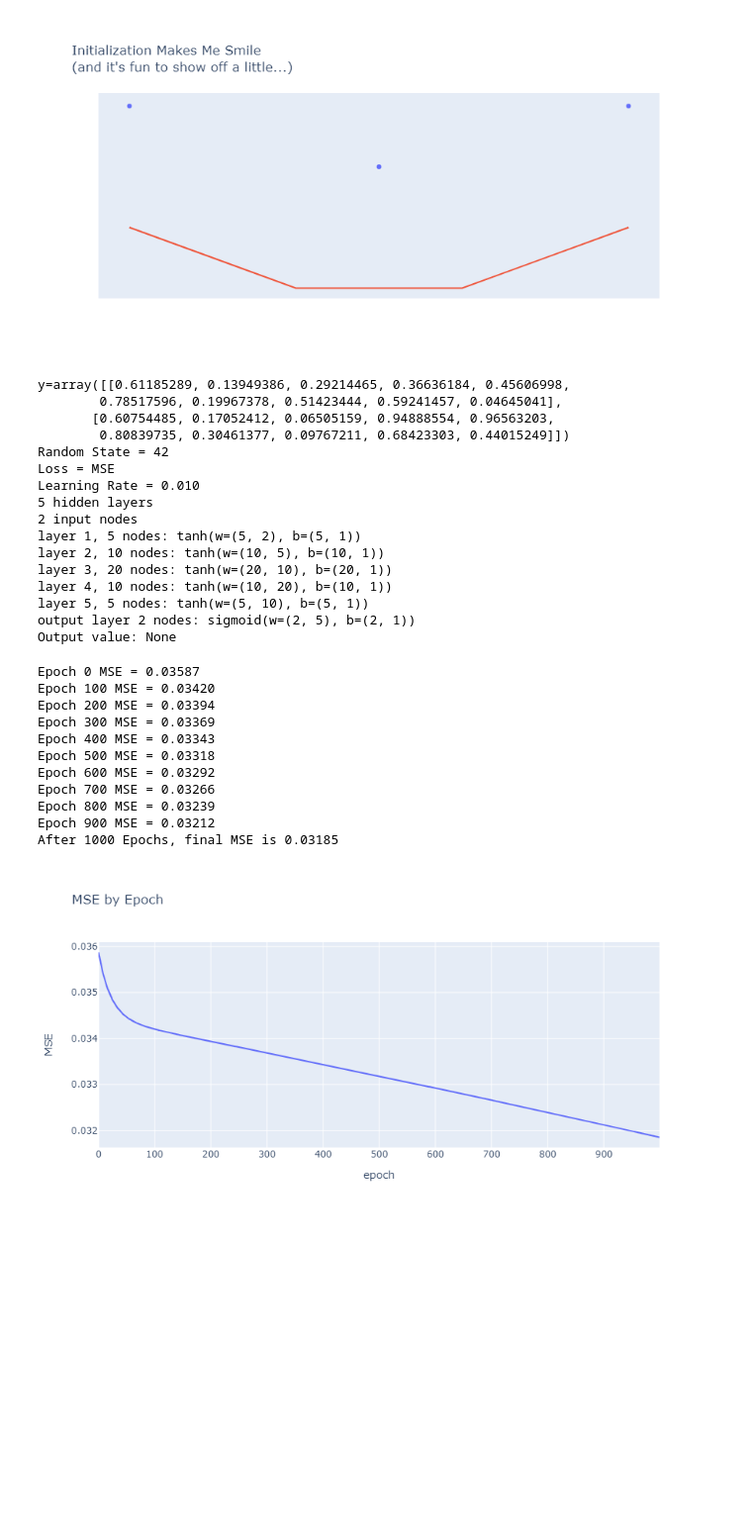
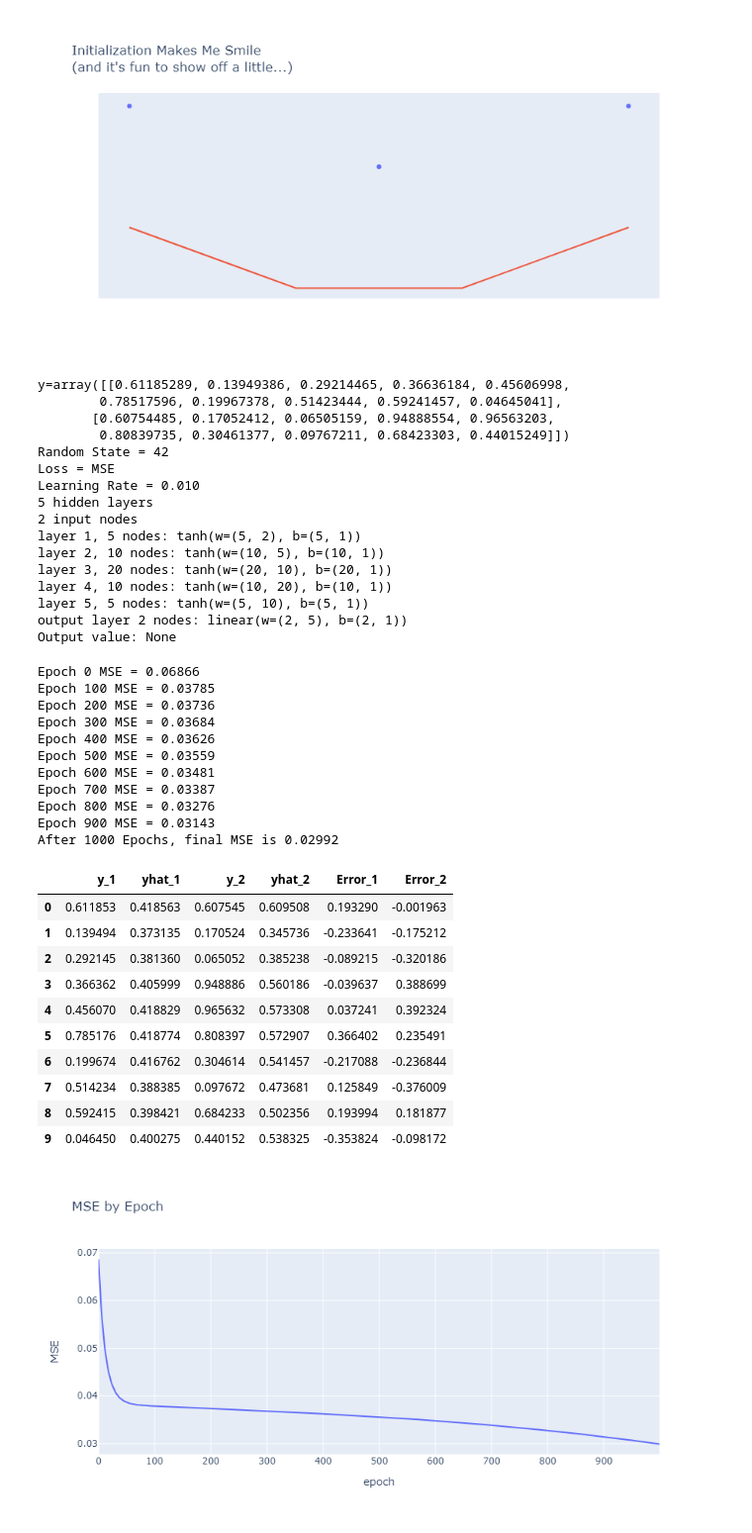
Before and after one commit to ahowe42/QuantExplNotebooks, a Jupyter notebook: src/my_neuralnetwork.ipynb, the cells around one changed output. Shown at 99% size. Saved outputs shown, nothing was run; the diff lists cells and outputs as text; code cells hidden in the pictures; blank space fills up the shorter version.

```diff
--- a/src/my_neuralnetwork.ipynb
+++ b/src/my_neuralnetwork.ipynb
@@ -35,7 +35,7 @@ class NeuralNet():
         Inputs are:
             nodeCounts: list of node counts per layer
             activations: list of activations for each layer (just use None for the input layer);
-                choices are sigmoid, tanh, relu, leakyrelu, softmax
+                choices are sigmoid, tanh, relu, leakyrelu, softmax, and linear
             learnRate: learning rate for back propagation
             lossFunc: loss function, currently only MSE is implemented
             randState: seed for the the randomizer
@@ -121,10 +121,13 @@ class NeuralNet():
         return Z, self.computeActivation(layer['func'], Z, gradient=False)
 
     def computeActivation(self, func, Z, gradient=False):
-        ''' Compute either the value of the activation function, or it's gradient wrt
-        the input Z. Function choices are: sigmoid, tanh, relu, leakyrelu, and softmax.
-        Sigmoid & tanh not used often in hidden layers due to vanishing gradients;
-        relu should not be used in the output layer; softmax is for classification. '''
+        '''
+        Compute either the value of the activation function, or it's gradient
+        wrt the input Z. Function choices are: sigmoid, tanh, relu, leakyrelu,
+        softmax(not coded), and linear. Sigmoid & tanh not used often in hidden
+        layers due to vanishing gradients; relu should not be used in the output
+        layer; softmax is for classification, linear is for regression.
+        '''
         if gradient:
             # compute the value of the activation function gradient for z; result is partial_a/partial_z
             if func == 'sigmoid':
@@ -141,6 +144,8 @@ class NeuralNet():
             elif func == 'softmax':
                 print('Softmax gradient not yet implemented!')
                 result = 0.5
+            elif func == 'linear':
+                result = 1.0
         else:
             # compute the value of the activation function for z; result is a
             if func == 'sigmoid':
@@ -154,6 +159,8 @@ class NeuralNet():
                 result = np.maximum(0, Z) - alpha*np.maximum(0, -Z)
             elif func == 'softmax':
                 result = np.exp(Z)/np.sum(Z, axis=1, keepdims=True)
+            elif func == 'linear':
+                result = Z
         return result
 
     def forwardPropagate(self, X):
@@ -161,7 +168,7 @@ class NeuralNet():
         self.A[0] = X
         # loop throught the layers
         for i,l in enumerate(self.layers[1:]):
-            self.A[i+1], self.Z[i+1] = self.computeNode(self.A[i], l)
+            self.Z[i+1], self.A[i+1] = self.computeNode(self.A[i], l)
         return self.A[-1]
 
     def computeLoss(self, y, gradient=False):
@@ -264,12 +271,12 @@ p = 2
 k = 2
 np.random.seed(42)
 X = np.random.uniform(size=(p,m)) # x has m observations and p features
-y = np.random.uniform(size=(k,m)) # y has m observations nad k features
+y = np.random.uniform(size=(k,m)) # y has m observations and k features
 print('y=%r'%y)
 
 # setup the network
 nodeCounts = [p, 5, 10, 20, 10, 5, k] # output node counts should match number features in y
-activations = [None,'tanh','tanh','tanh','tanh','tanh','sigmoid']
+activations = [None,'tanh','tanh','tanh','tanh','tanh','linear']
 randomState = 42
 learningRate = 0.01
 lossFunction = 'MSE'
@@ -290,28 +297,48 @@ layer 2, 10 nodes: tanh(w=(10, 5), b=(10, 1))
 layer 3, 20 nodes: tanh(w=(20, 10), b=(20, 1))
 layer 4, 10 nodes: tanh(w=(10, 20), b=(10, 1))
 layer 5, 5 nodes: tanh(w=(5, 10), b=(5, 1))
-output layer 2 nodes: sigmoid(w=(2, 5), b=(2, 1))
+output layer 2 nodes: linear(w=(2, 5), b=(2, 1))
 Output value: None
 # %%
+''' fit the neural network '''
 # iterate forward & backward propagation
 epochs = 1000    # number of iterations of forward propagation - loss calculation - backward propagation
 verb = 0.1       # how often to report results
 losses,fig = mynet.execute(X, y, epochs, verb, True)
+
+# display results
+yhat = mynet.forwardPropagate(X)
+res = pd.DataFrame({'y_1':y[0,:], 'yhat_1':yhat[0,:], 'y_2':y[1,:], 'yhat_2':yhat[1,:]})
+res['Error_1'] = res.y_1 - res.yhat_1
+res['Error_2'] = res.y_2 - res.yhat_2
+display(res)
+
 # display results visually
 plyoff.iplot(fig)
 # %% [output]
-Epoch 0 MSE = 0.03587
-Epoch 100 MSE = 0.03420
-Epoch 200 MSE = 0.03394
-Epoch 300 MSE = 0.03369
-Epoch 400 MSE = 0.03343
-Epoch 500 MSE = 0.03318
-Epoch 600 MSE = 0.03292
-Epoch 700 MSE = 0.03266
-Epoch 800 MSE = 0.03239
-Epoch 900 MSE = 0.03212
-After 1000 Epochs, final MSE is 0.03185
+Epoch 0 MSE = 0.06866
+Epoch 100 MSE = 0.03785
+Epoch 200 MSE = 0.03736
+Epoch 300 MSE = 0.03684
+Epoch 400 MSE = 0.03626
+Epoch 500 MSE = 0.03559
+Epoch 600 MSE = 0.03481
+Epoch 700 MSE = 0.03387
+Epoch 800 MSE = 0.03276
+Epoch 900 MSE = 0.03143
+After 1000 Epochs, final MSE is 0.02992
+|  | y_1 | yhat_1 | y_2 | yhat_2 | Error_1 | Error_2 |
+| 0 | 0.611853 | 0.418563 | 0.607545 | 0.609508 | 0.193290 | -0.001963 |
+| 1 | 0.139494 | 0.373135 | 0.170524 | 0.345736 | -0.233641 | -0.175212 |
+| 2 | 0.292145 | 0.381360 | 0.065052 | 0.385238 | -0.089215 | -0.320186 |
+| 3 | 0.366362 | 0.405999 | 0.948886 | 0.560186 | -0.039637 | 0.388699 |
+| 4 | 0.456070 | 0.418829 | 0.965632 | 0.573308 | 0.037241 | 0.392324 |
+| 5 | 0.785176 | 0.418774 | 0.808397 | 0.572907 | 0.366402 | 0.235491 |
+| 6 | 0.199674 | 0.416762 | 0.304614 | 0.541457 | -0.217088 | -0.236844 |
+| 7 | 0.514234 | 0.388385 | 0.097672 | 0.473681 | 0.125849 | -0.376009 |
+| 8 | 0.592415 | 0.398421 | 0.684233 | 0.502356 | 0.193994 | 0.181877 |
+| 9 | 0.046450 | 0.400275 | 0.440152 | 0.538325 | -0.353824 | -0.098172 |
-[figure, old version]
+[figure, new version]
 # %%
 # test robustness of the network wrt random initialization
 M = 100
```
Also changed, not shown: parts of 1 cell of this notebook.
